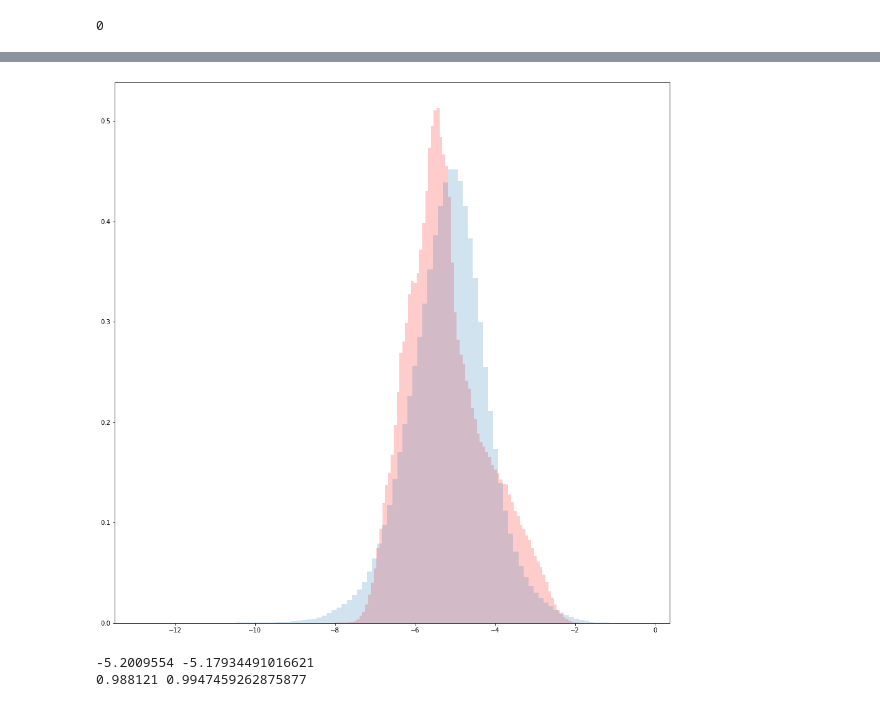
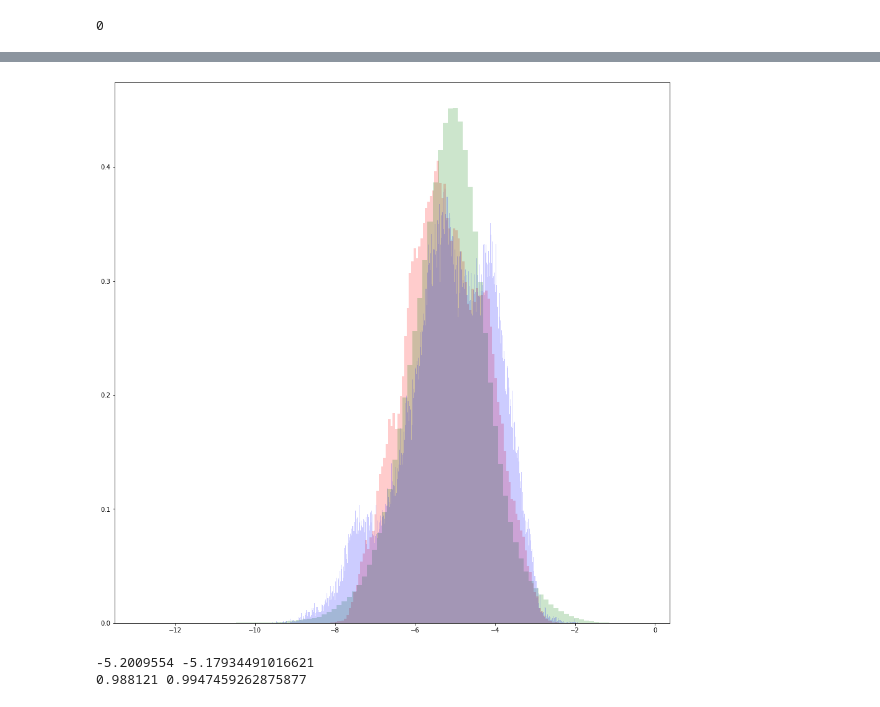
Before and after one commit to CrayLabs/NCAR_ML_EKE, a Jupyter notebook: notebooks/torchscript_builder.ipynb, the cells around one changed output, grey strips where cells are left out. Cells and saved outputs as stored; diff of their text form; code cells hidden in the pictures.

```diff
--- a/notebooks/torchscript_builder.ipynb
+++ b/notebooks/torchscript_builder.ipynb
@@ -67,9 +105,10 @@ ids = np.random.choice(dataset.values.shape[0], size=10**7, replace=False);
 # %%
 feats = dataset.values.copy()[ids, 0:len(columns)]
 
-feats[:,[0,1,3]] = np.log(np.abs(feats[:,[0,1,3]]))*np.sign(feats[:,[0,1,3]])+36.0*np.sign(feats[:,[0,1,3]])
+feats[:,[3]] = np.log(np.abs(feats[:,[3]]))*np.sign(feats[:,[3]])+36.0*np.sign(feats[:,[3]])
+feats[:,[0,1]] = np.log(feats[:,[0,1]])
 
-feat_avg = np.mean(feats, axis=0, dtype=np.float64)
-feat_sd  = np.std(feats, axis=0, dtype=np.float64)
+# feat_avg = np.mean(feats, axis=0, dtype=np.float64)
+# feat_sd  = np.std(feats, axis=0, dtype=np.float64)
 
 feats = (feats-feat_avg)/feat_sd
@@ -123,21 +142,14 @@ class InferenceCell(torch.nn.Module):
 
         self.feat_avg = torch.tensor(feat_avg, dtype=torch.float32)
         self.feat_sd = torch.tensor(feat_sd, dtype=torch.float32)
-        self.targ_avg = torch.tensor(targ_avg, dtype=torch.float32)
-        self.targ_sd = torch.tensor(targ_sd, dtype=torch.float32)
-        self.pred_avg = torch.tensor(pred_avg, dtype=torch.float32)
-        self.pred_sd = torch.tensor(pred_sd, dtype=torch.float32)
 
     def forward(self, x):
-        x[:,[0,1,3]] = torch.log(torch.abs(x[:,[0,1,3]]))*torch.sign(x[:,[0,1,3]])+36.0*torch.sign(x[:,[0,1,3]])
-        x1 = (x - self.feat_avg) / self.feat_sd
-        x2 = self.model(x1)
-        x3 = x2 - self.pred_avg
-        x4 = x3 / self.pred_sd
-        x5 = x4 * self.targ_sd
-        x6 = x5 + self.targ_avg
+        x[:,[3]] = torch.log(torch.abs(x[:,[3]]))*torch.sign(x[:,[3]])+36.0*torch.sign(x[:,[3]])
+        x[:,[0,1]] = torch.log(x[:,[0,1]])
+        x = (x - self.feat_avg) / self.feat_sd
+        x = self.model(x)
 
-        return x6
+        return x
 
 inference_cell = InferenceCell()
 x = torch.tensor(dataset.values.copy()[0:10,0:len(columns)])
@@ -183,18 +198,18 @@ print(model_mse(torch.tensor(feats[:10, :4], dtype=torch.float32)).detach().nump
 save = True
 load = False
 
-torchscript_name = f'./ml_eke/nn/pytorch/trained_models/{model_name}_for_{last_dir}.pt'
+torchscript_name = f'./ml_eke/nn/pytorch/trained_models/{model_name}.cpu.pt'
 
 last_dir = os.path.normpath(datapaths[0]).split(os.sep)[-1]
 if save:
-    traced_cell.save()
+    traced_cell.save(torchscript_name)
 
 if load:
-    traced_cell = torch.jit.load(f'./ml_eke/nn/pytorch/trained_models/{model_name}_for_{last_dir}.pt')
+    traced_cell = torch.jit.load(f'./ml_eke/nn/pytorch/trained_models/{model_name}.cpu.pt')
 # %%
 from time import time
 
-XX = torch.tensor(dataset.values.copy()[0:1000000, 0:len(columns)])
+XX = torch.tensor(dataset.values.copy()[ids,0:4])
 
 t1 = time()
 y = traced_cell(XX)
@@ -207,11 +222,11 @@ Elapsed time 26.966999769210815
 # %%
 plt.figure(figsize=(16,16))
 plt.hist(y, bins=100, density=True, alpha=0.2, color='red')
-plt.hist(y_train, bins=100, density=True, alpha=0.2)
-#plt.hist(preds, bins=100, density=True, alpha=0.2)
+plt.hist(y_train, bins=100, density=True, alpha=0.2, color='green')
+plt.hist(preds, bins=1000, density=True, alpha=0.2, color='blue')
 plt.draw()
 # %% [output]
-[figure, old version]
+[figure, new version]
 # %%
 print(np.mean(y), np.mean(y_train, dtype=np.float64))
 print(np.std (y), np.std (y_train, dtype=np.float64))
```
Also changed, not shown: parts of 14 cells of this notebook, 13 other files.
